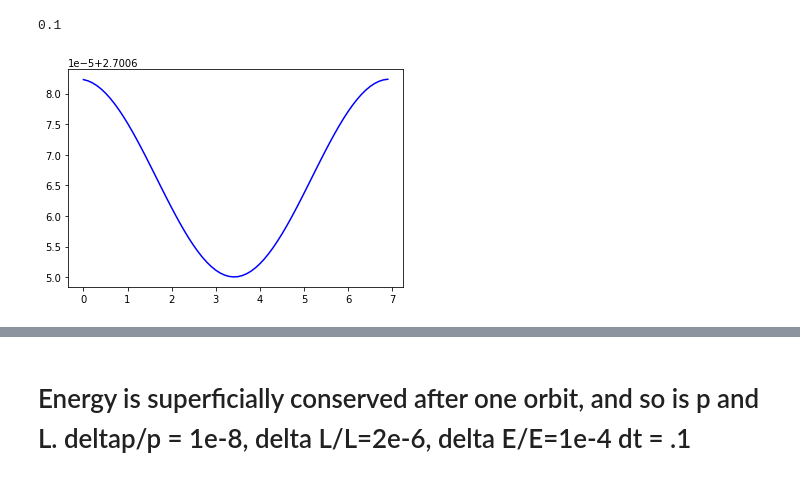
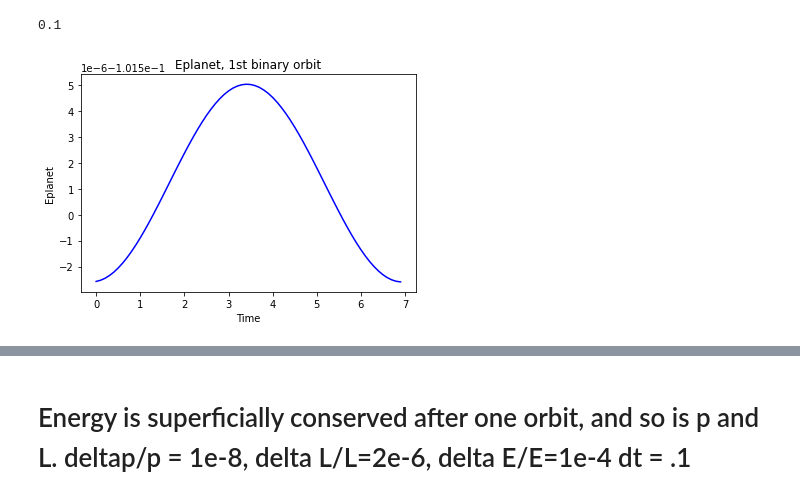
Before and after one commit to sdorsher/ThreeBodyOrbits, a Jupyter notebook: TwoStarsOnePlanet_Esplit.ipynb, the cells around one changed output, grey strips where cells are left out. Cells and saved outputs as stored; diff of their text form; code cells hidden in the pictures.

```diff
--- a/TwoStarsOnePlanet_Esplit.ipynb
+++ b/TwoStarsOnePlanet_Esplit.ipynb
@@ -397,10 +432,11 @@ def RunFirstOrbitTwoStarsPlanet(dt,initcondition,printoutput,ODEeq):
         xvec1=xvec[0]
         xvec2=xvec[1]
         xvec3=xvec[2]
-        KE0,KE1,KE2,KEbinary,KEplanet,KErel=KErelcm3(xvec1,xvec2,xvec3,masses)
-        PE01,PE02,PE12,PEbinary,PEplanet,PEtot=PE3(xvec1,xvec2,xvec3,masses)
-        KEcm=KEcm3(xvec1,xvec2,xvec3,masses)
-        KEcmarr.append(KEcm)
+        #KE0,KE1,KE2,KEbinary,KEplanet,KErel=KErelcm3(xvec1,xvec2,xvec3,masses)
+        #PE01,PE02,PE12,PEbinary,PEplanet,PEtot=PE3(xvec1,xvec2,xvec3,masses)
+        #KEcm=KEcm3(xvec1,xvec2,xvec3,masses)
+        #KEcmarr.append(KEcm)
+        KEbinary, KEplanet, PEbinary, PEplanet, Etotal = KEbinaryplanet3(xvec1,xvec2,xvec3,masses)
         PEbinaryarr.append(PEbinary)
         PEplanetarr.append(PEplanet)
         KEbinaryarr.append(KEbinary)
@@ -430,8 +466,8 @@ def RunFirstOrbitTwoStarsPlanet(dt,initcondition,printoutput,ODEeq):
     #print(angLtot,angLtot0,deltaL)
     #print(ptot,ptot0,deltap)
     #return np.abs(x0-(thisvalue[0]+lastvalue[0])/2.),xvec0,xvec,Etot0,Earr,deltaEarr,angLtot0,Larr,deltaLarr,ptot0,parr,deltaparr
-    return KEbinaryarr,KEplanetarr,PEbinaryarr,PEplanetarr,KEcmarr
+    return KEbinaryarr,KEplanetarr,PEbinaryarr,PEplanetarr
 # %%
 #L0, xvec0,xvec,Etot0,Earr,deltaEarr,angLtot0,Larr,deltaLarr,ptot0,parr,deltaparr=RunFirstOrbitTwoStarsPlanet(dt,xyuvatwostarsplanet,False,ODEeq)
 # %%
-KEbinaryarr,KEplanetarr,PEbinaryarr,PEplanetarr,KEcmarr=RunFirstOrbitTwoStarsPlanet(dt,xyuvatwostarsplanet,False,ODEeq)
+KEbinaryarr,KEplanetarr,PEbinaryarr,PEplanetarr=RunFirstOrbitTwoStarsPlanet(dt,xyuvatwostarsplanet,False,ODEeq)
@@ -476,20 +532,23 @@ xvec3=xvec[2]
 # %%
 import matplotlib.pyplot as plt
 offsetkb=.001-.00012+.00001 #-2.699+2e-5-.00012
 #offsetpb=-3
-offsetkp=3.69 #1.0
+offsetkp=0 #3.69 #1.0
 #offsetpp=.7
 offsetcm=6+.005-.00065+.0008
 offsett=0.0008+5e-5+.00004+.0001
+plt.xlabel('Time')
+plt.ylabel('Eplanet')
+plt.title('Eplanet, 1st binary orbit')
 Eplanet=np.array(PEplanetarr)+np.array(KEplanetarr)
 Ebinary=np.array(PEbinaryarr)+np.array(KEbinaryarr)
-Etotal=np.array(KEcmarr)+Eplanet+Ebinary
+Etotal=Eplanet+Ebinary
 #plt.plot(dt*np.arange(len(KEbinaryarr)),np.log10(-(Ebinary))+offsetkb,'k')
-plt.plot(dt*np.arange(70),np.log10(-(Eplanet[0:70]))+offsetkp,'b')
+plt.plot(dt*np.arange(70),(Eplanet[0:70])+offsetkp,'b')
 #plt.plot(dt*np.arange(len(KEbinaryarr)),np.log10(np.array(KEcmarr))+offsetcm,'r')
 #plt.plot(dt*np.arange(len(KEbinaryarr)),np.log10(-(Etotal))+offsett,'g')
 #plt.plot(dt*np.arange(len(KEbinaryarr)),np.log10(np.array(KEplanetarr))+offsetkp,'g')
 #plt.plot(dt*np.arange(len(PEbinaryarr)),np.log10(-np.array(PEplanetarr))+offsetpp,'r')
 plt.show()
 # %% [output]
-[figure, old version]
+[figure, new version]
```
Also changed, not shown: parts of 106 cells of this notebook.
